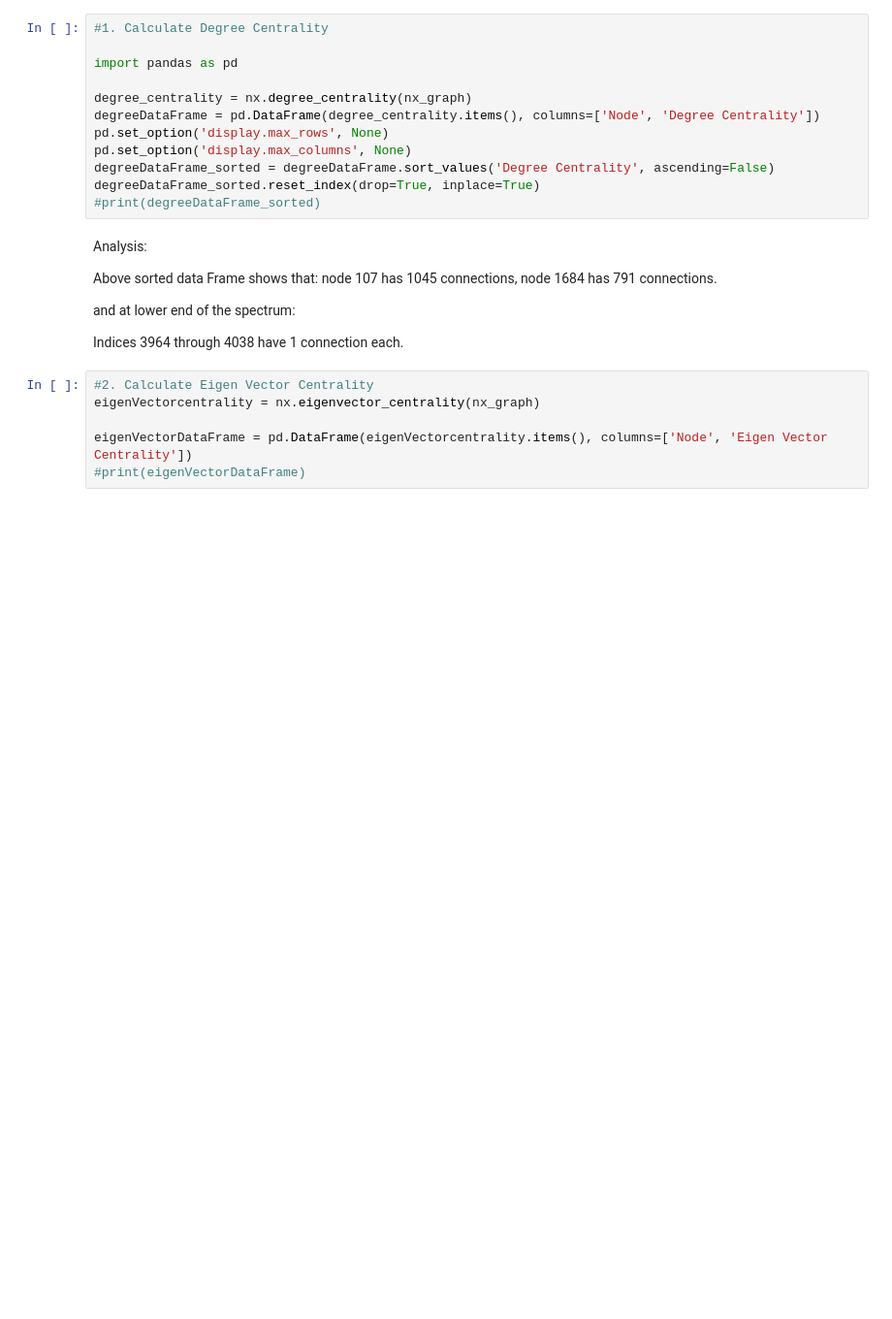
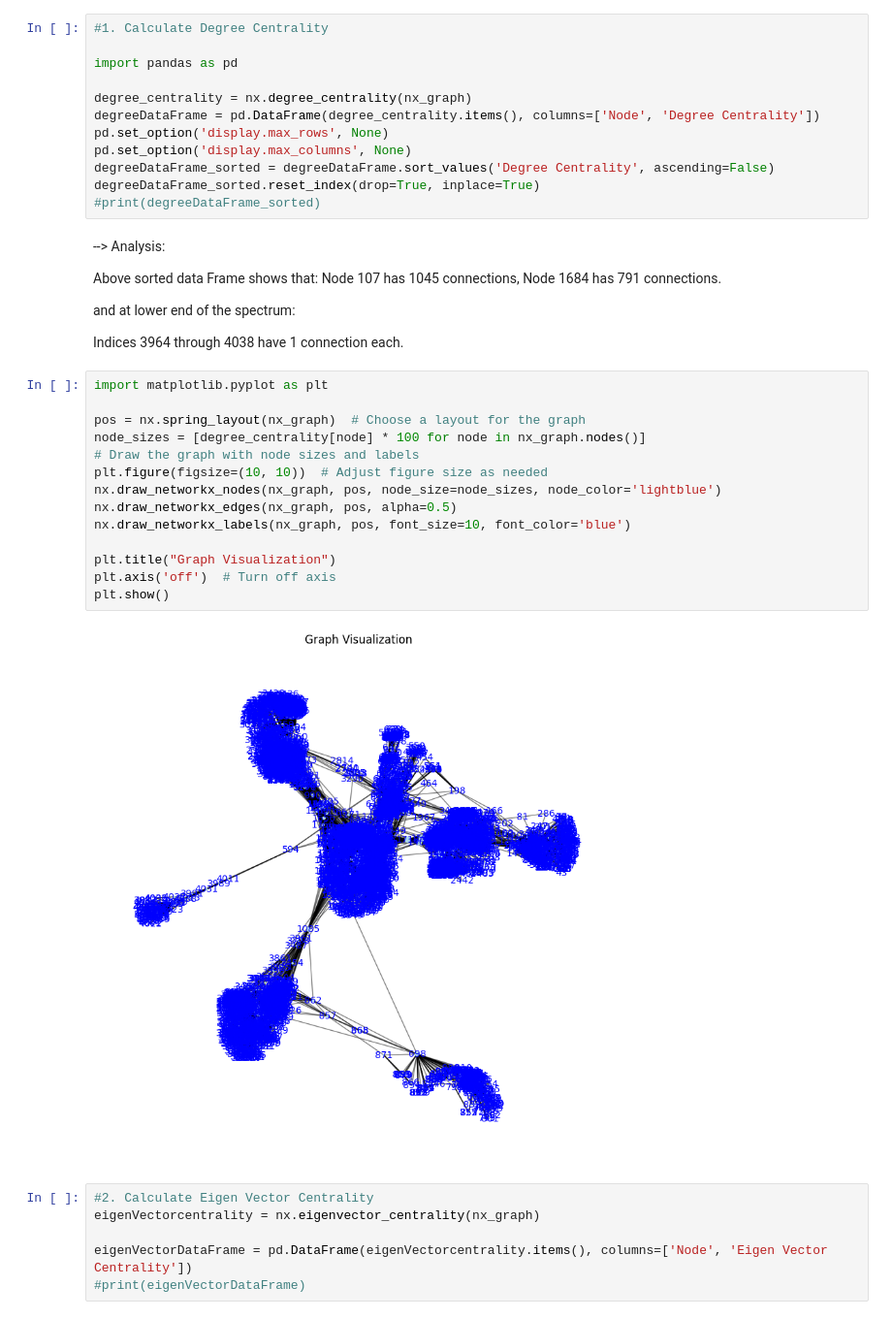
Before and after one commit to umeshrawat/MachineLearning, a Jupyter notebook: Unsupervised_Classification/SocialClusters/src/SocialClusters.ipynb, the cells around one changed output. Shown at 97% size. Cells and saved outputs as stored; diff of their text form; blank space fills up the shorter version.

```diff
--- a/Unsupervised_Classification/SocialClusters/src/SocialClusters.ipynb
+++ b/Unsupervised_Classification/SocialClusters/src/SocialClusters.ipynb
@@ -94,15 +81,31 @@ degreeDataFrame_sorted = degreeDataFrame.sort_values('Degree Centrality', ascend
 degreeDataFrame_sorted.reset_index(drop=True, inplace=True)
 #print(degreeDataFrame_sorted)
 # %% [markdown]
-Analysis:
+--> Analysis:
 
 Above sorted data Frame shows that:
-node 107 has 1045 connections,
-node 1684 has 791 connections.
+Node 107 has 1045 connections,
+Node 1684 has 791 connections.
 
 and at lower end of the spectrum:
 
 Indices 3964 through 4038 have 1 connection each.
+# %%
+import matplotlib.pyplot as plt
+
+pos = nx.spring_layout(nx_graph)  # Choose a layout for the graph
+node_sizes = [degree_centrality[node] * 100 for node in nx_graph.nodes()]
+# Draw the graph with node sizes and labels
+plt.figure(figsize=(10, 10))  # Adjust figure size as needed
+nx.draw_networkx_nodes(nx_graph, pos, node_size=node_sizes, node_color='lightblue')
+nx.draw_networkx_edges(nx_graph, pos, alpha=0.5)
+nx.draw_networkx_labels(nx_graph, pos, font_size=10, font_color='blue')
+
+plt.title("Graph Visualization")
+plt.axis('off')  # Turn off axis
+plt.show()
+# %% [output]
+[figure, added]
 # %%
 #2. Calculate Eigen Vector Centrality
 eigenVectorcentrality = nx.eigenvector_centrality(nx_graph)
```
Also changed, not shown: parts of 13 cells of this notebook.
